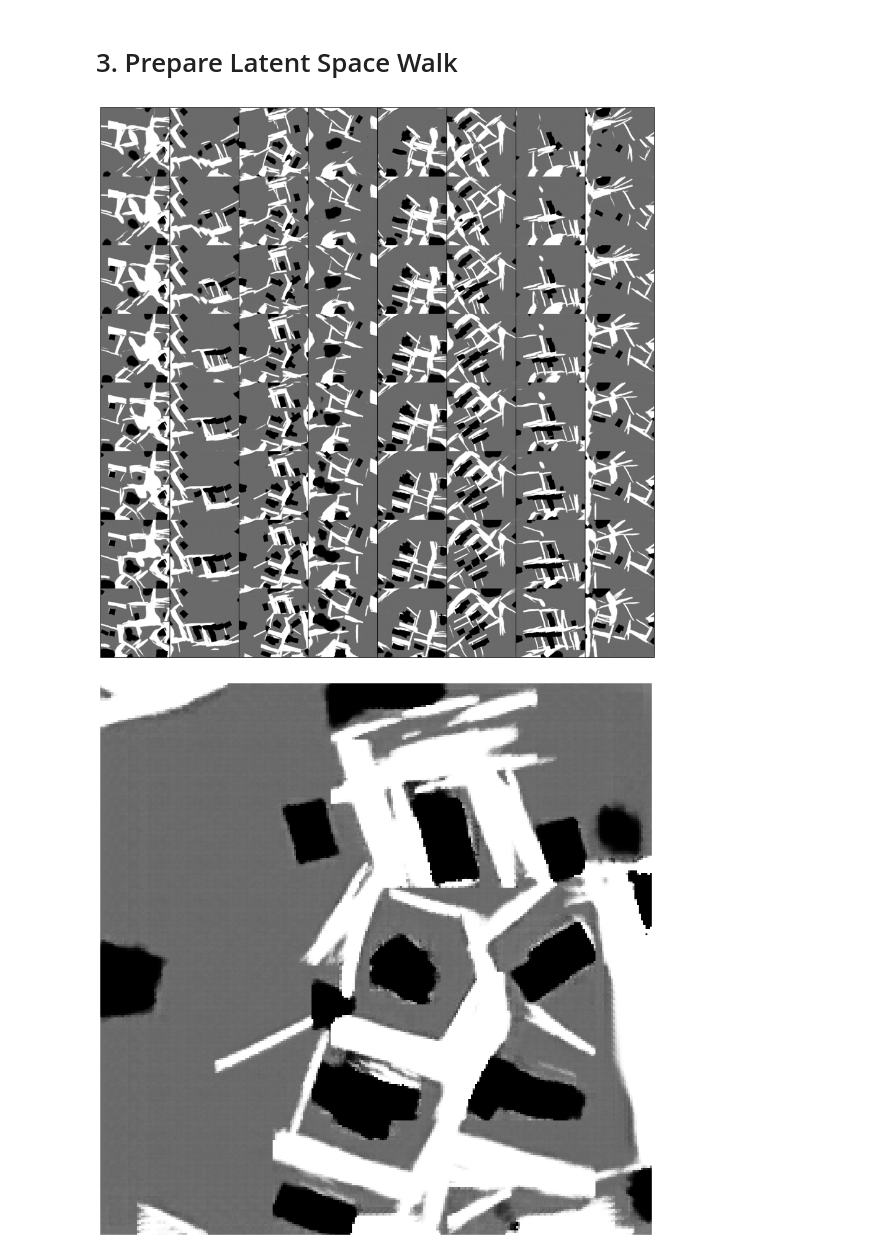
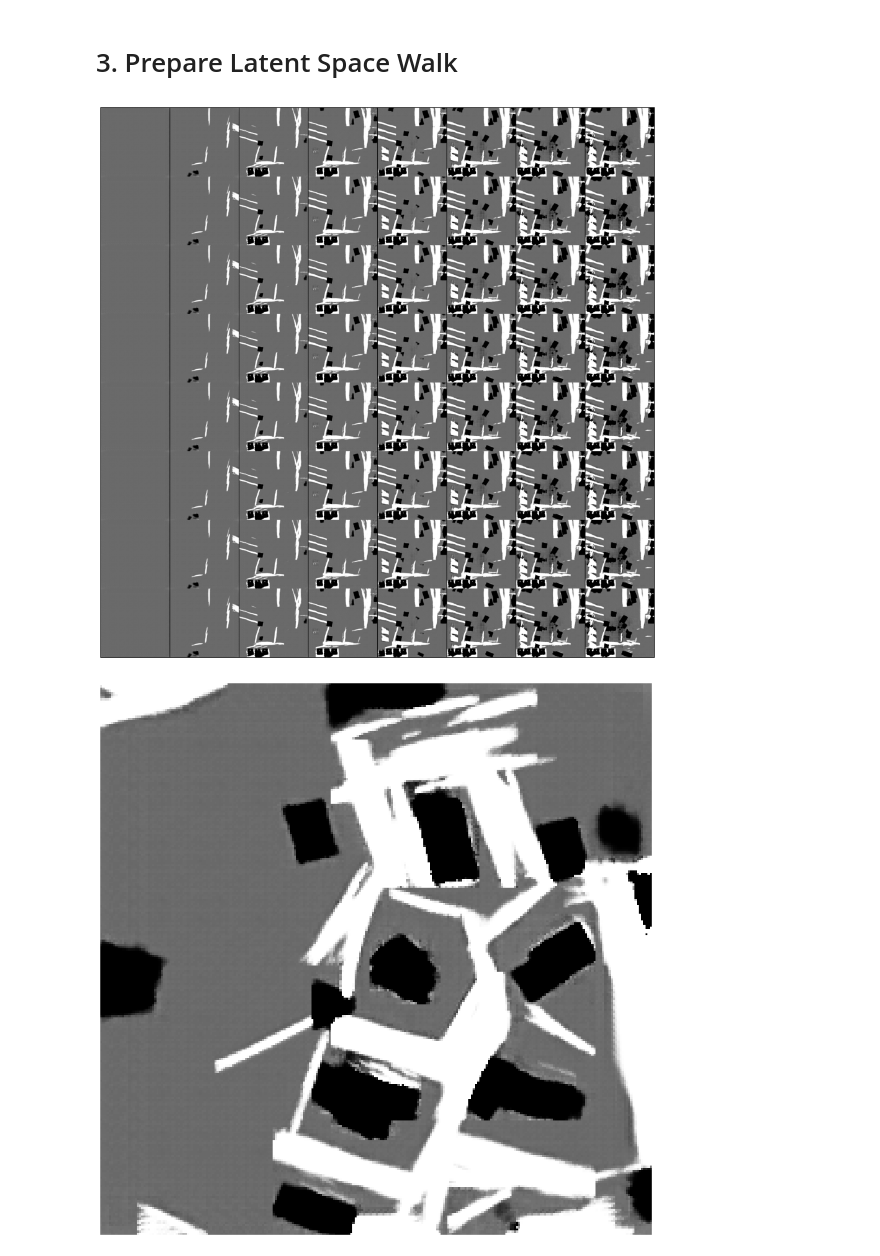
Before and after one commit to neithangurthang/SyntheticCities, a Jupyter notebook: notebooks/15 Feature Walk.ipynb, the cells around one changed output. Saved outputs shown, nothing was run; the diff lists cells and outputs as text; code cells hidden in the pictures.

```diff
--- a/notebooks/15 Feature Walk.ipynb
+++ b/notebooks/15 Feature Walk.ipynb
@@ -63,21 +62,25 @@ skip = 2
 nz = 2**4*4*4
 # %%
 optimizer = torch.optim.Adam(netD.parameters(), lr=0.0002)
+# %%
+values = torch.linspace(0, noise.max().item(), num_images) # noise.min().item()
+distant_noise = values.repeat_interleave(nz).view(num_images, nz).to(device).requires_grad_()
 # %%
+fake_images = []
 noise = torch.randn(num_images, nz, device=device).requires_grad_()
 for i in range(grad_steps):
     optimizer.zero_grad()
-    fake = netG(noise)
+    fake = netG(distant_noise)
     fake_images += [fake]
     score = netD(fake).mean()
     score.backward()
-    noise.data = calc_grasc_noise(noise, 1 / grad_steps)
+    noise.data = calc_grasc_noise(distant_noise, 1 / grad_steps)
 
 plt.rcParams['figure.figsize'] = [num_images * 2, grad_steps * 2]
 plt.axis('off')
 show_images(torch.cat(fake_images[::skip], dim=2), num_images=num_images, nrow=num_images)
 # %% [output]
-[figure, old version]
+[figure, new version]
 # %%
 img = fake[2].cpu().detach()
 
```
Also changed, not shown: parts of 1 cell of this notebook, 4 other files.
